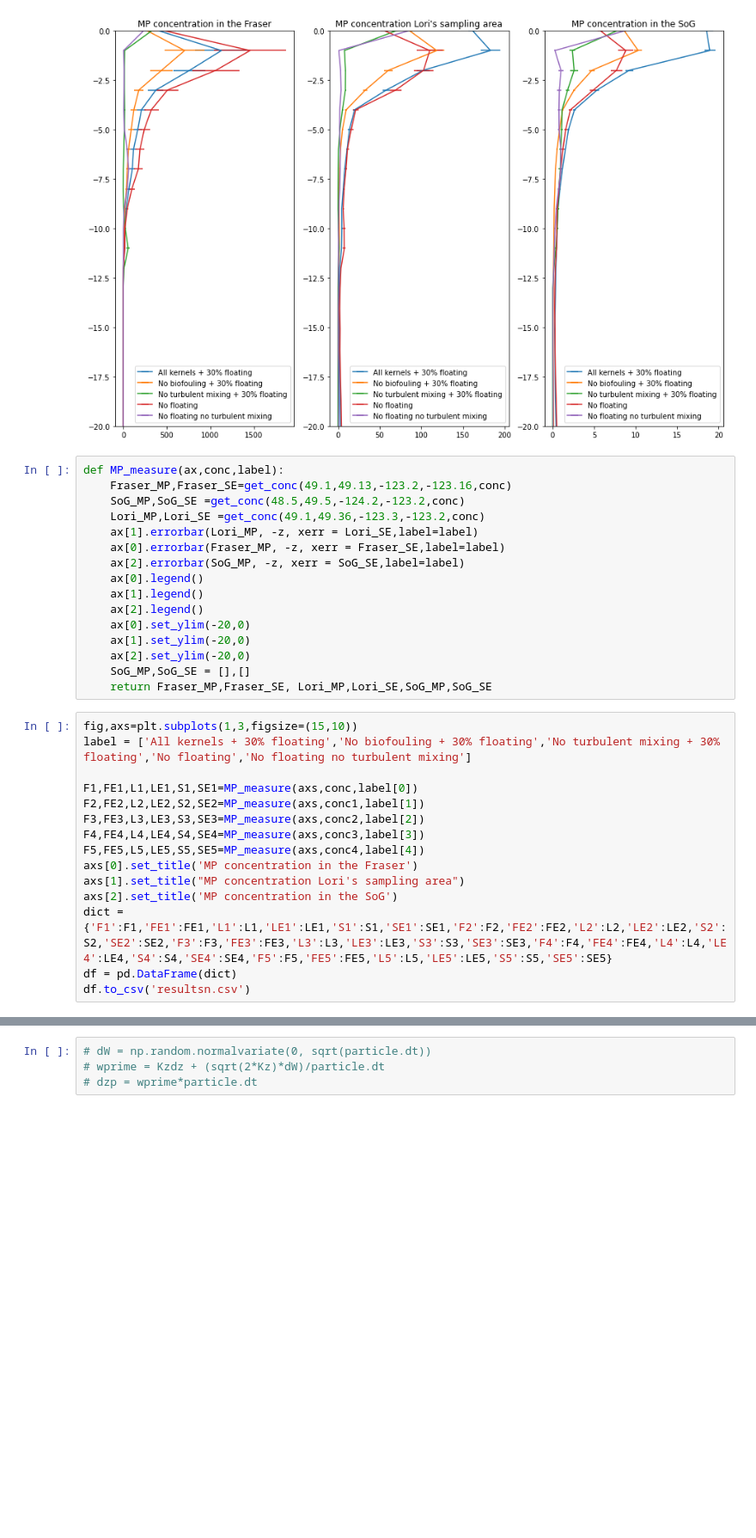
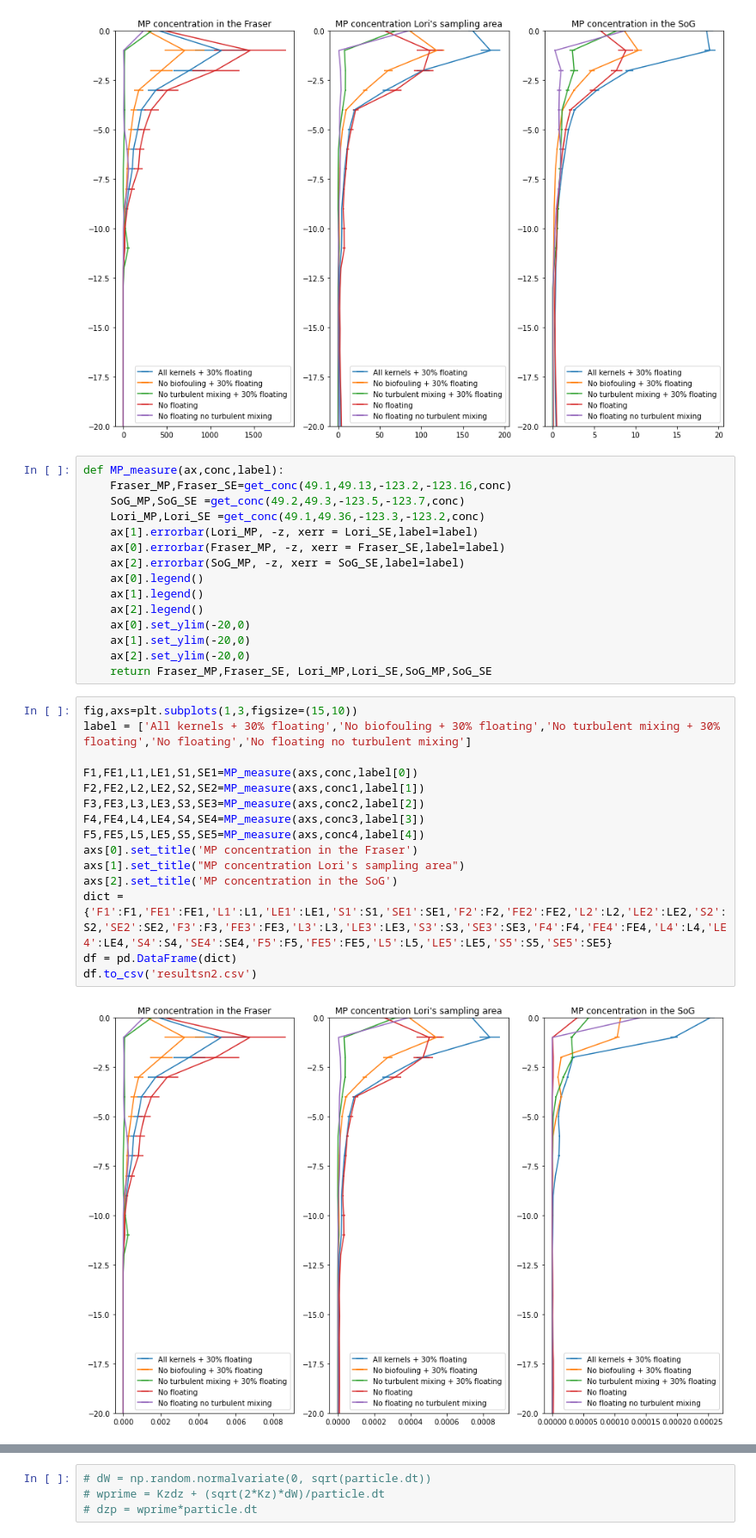
Before and after one commit to SalishSeaCast/analysis-jose, a Jupyter notebook: notebooks/parcels/Remote/Fibres/concentration.ipynb, the cells around one changed output, grey strips where cells are left out. Shown at 86% size. Drawn from its saved outputs; the diff is of its cells as text; blank space fills up the shorter version.

```diff
--- a/notebooks/parcels/Remote/Fibres/concentration.ipynb
+++ b/notebooks/parcels/Remote/Fibres/concentration.ipynb
@@ -179,7 +179,7 @@ Text(0.5, 1.0, 'MP concentration in the SoG')
 # %%
 def MP_measure(ax,conc,label):
     Fraser_MP,Fraser_SE=get_conc(49.1,49.13,-123.2,-123.16,conc)
-    SoG_MP,SoG_SE =get_conc(48.5,49.5,-124.2,-123.2,conc)
+    SoG_MP,SoG_SE =get_conc(49.2,49.3,-123.5,-123.7,conc)
     Lori_MP,Lori_SE =get_conc(49.1,49.36,-123.3,-123.2,conc)
     ax[1].errorbar(Lori_MP, -z, xerr = Lori_SE,label=label)
     ax[0].errorbar(Fraser_MP, -z, xerr = Fraser_SE,label=label)
@@ -190,20 +190,21 @@ def MP_measure(ax,conc,label):
     ax[0].set_ylim(-20,0)
     ax[1].set_ylim(-20,0)
     ax[2].set_ylim(-20,0)
-    SoG_MP,SoG_SE = [],[]
     return Fraser_MP,Fraser_SE, Lori_MP,Lori_SE,SoG_MP,SoG_SE
 # %%
 fig,axs=plt.subplots(1,3,figsize=(15,10))
 label = ['All kernels + 30% floating','No biofouling + 30% floating','No turbulent mixing + 30% floating','No floating','No floating no turbulent mixing']
 
 F1,FE1,L1,LE1,S1,SE1=MP_measure(axs,conc,label[0])
 F2,FE2,L2,LE2,S2,SE2=MP_measure(axs,conc1,label[1])
 F3,FE3,L3,LE3,S3,SE3=MP_measure(axs,conc2,label[2])
 F4,FE4,L4,LE4,S4,SE4=MP_measure(axs,conc3,label[3])
 F5,FE5,L5,LE5,S5,SE5=MP_measure(axs,conc4,label[4])
 axs[0].set_title('MP concentration in the Fraser')
 axs[1].set_title("MP concentration Lori's sampling area")
 axs[2].set_title('MP concentration in the SoG')
 dict = {'F1':F1,'FE1':FE1,'L1':L1,'LE1':LE1,'S1':S1,'SE1':SE1,'F2':F2,'FE2':FE2,'L2':L2,'LE2':LE2,'S2':S2,'SE2':SE2,'F3':F3,'FE3':FE3,'L3':L3,'LE3':LE3,'S3':S3,'SE3':SE3,'F4':F4,'FE4':FE4,'L4':L4,'LE4':LE4,'S4':S4,'SE4':SE4,'F5':F5,'FE5':FE5,'L5':L5,'LE5':LE5,'S5':S5,'SE5':SE5}
 df = pd.DataFrame(dict)
-df.to_csv('resultsn.csv')
+df.to_csv('resultsn2.csv')
+# %% [output]
+[figure, added]
```
Also changed, not shown: parts of 2 cells of this notebook, 24 other files.
